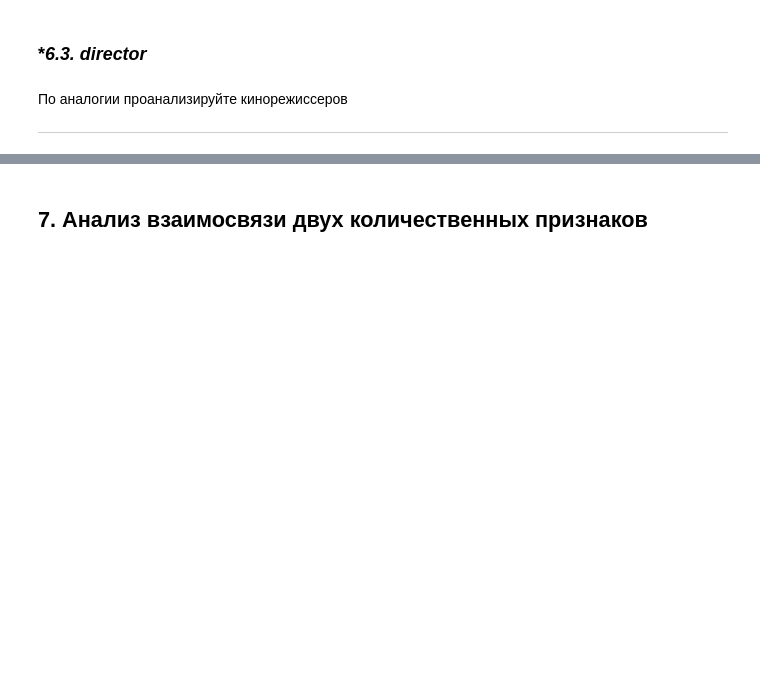
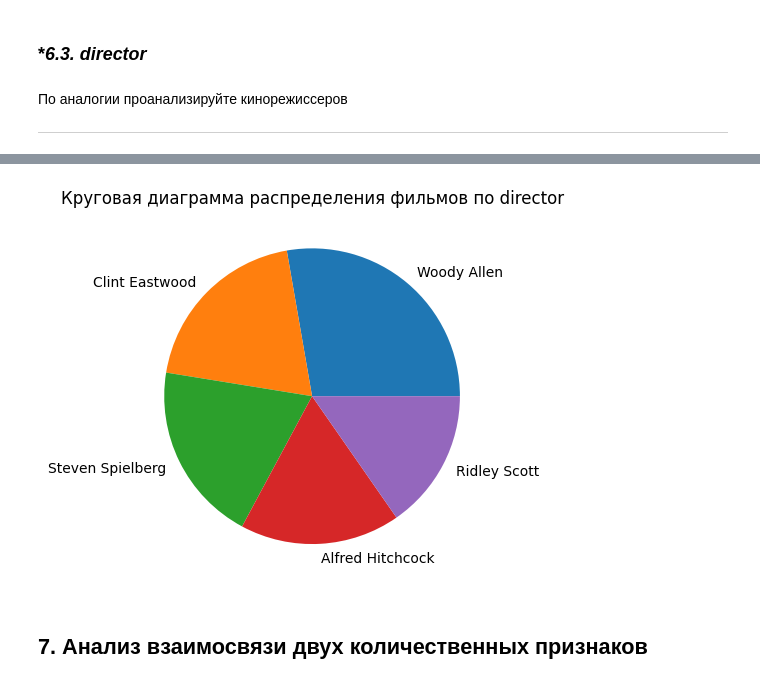
Before and after one commit to EZSib/data_-analytics2023, a Jupyter notebook: Efim_eda_2_1.ipynb, the cells around one changed output, grey strips where cells are left out. Cells and saved outputs as stored; diff of their text form; code cells hidden in the pictures; blank space fills up the shorter version.

```diff
--- a/Efim_eda_2_1.ipynb
+++ b/Efim_eda_2_1.ipynb
@@ -648,3 +657,10 @@ plt.show()
+# %%
+director_counts_top_5 = dataset['director'].value_counts()[:5]
+plt.pie(director_counts_top_5.values, labels = director_counts_top_5.index)
+plt.title('Круговая диаграмма распределения фильмов по director')
+plt.show()
+# %% [output]
+[figure, added]
 # %% [markdown]
 ## 7. Анализ взаимосвязи двух количественных признаков
 # %% [markdown]
```
Also changed, not shown: parts of 34 cells of this notebook.
